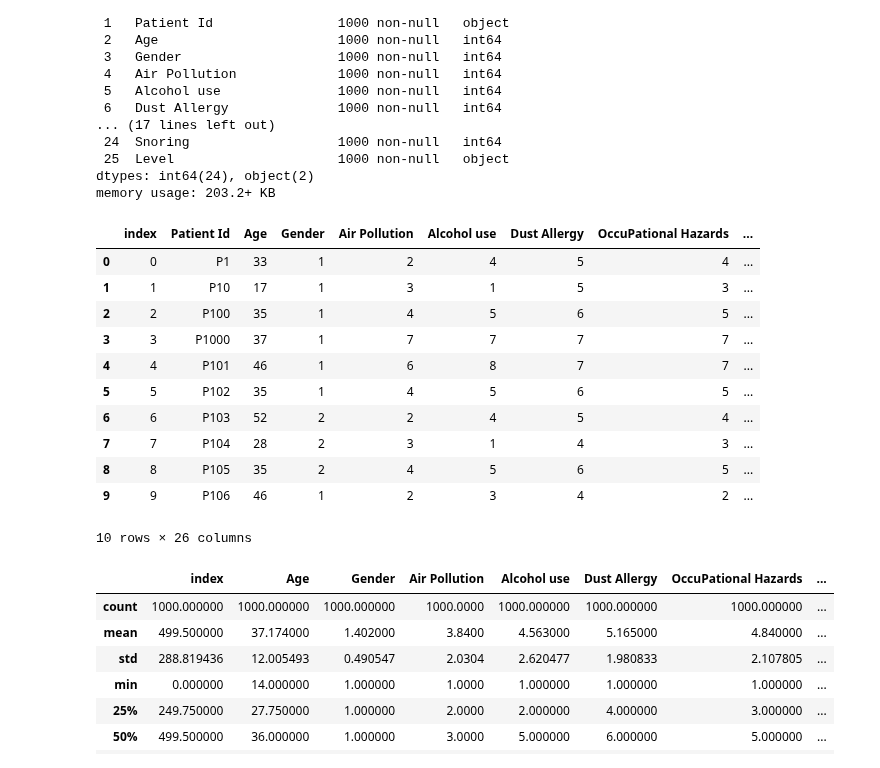
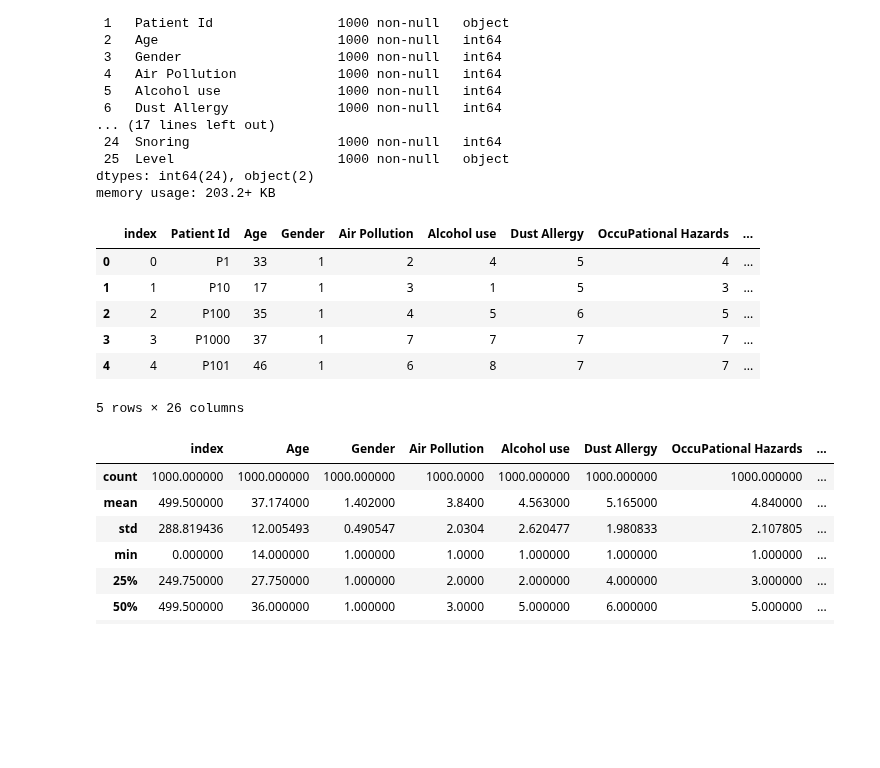
Before and after one commit to yigaai/StoryTelling_with_Data_myTelescope, a Jupyter notebook: lung-cancer-prediction.ipynb, the cells around one changed output. Drawn from its saved outputs; the diff is of its cells as text; code cells hidden in the pictures; blank space fills up the shorter version.

```diff
--- a/lung-cancer-prediction.ipynb
+++ b/lung-cancer-prediction.ipynb
@@ -83,20 +85,15 @@ Data columns (total 26 columns):
 dtypes: int64(24), object(2)
 memory usage: 203.2+ KB
 # %%
-lung_cancer.head(10)
+lung_cancer.head(5)
 # %% [output]
 |  | index | Patient Id | Age | Gender | Air Pollution | Alcohol use | Dust Allergy | OccuPational Hazards | ... |
 | 0 | 0 | P1 | 33 | 1 | 2 | 4 | 5 | 4 | ... |
 | 1 | 1 | P10 | 17 | 1 | 3 | 1 | 5 | 3 | ... |
 | 2 | 2 | P100 | 35 | 1 | 4 | 5 | 6 | 5 | ... |
 | 3 | 3 | P1000 | 37 | 1 | 7 | 7 | 7 | 7 | ... |
 | 4 | 4 | P101 | 46 | 1 | 6 | 8 | 7 | 7 | ... |
-| 5 | 5 | P102 | 35 | 1 | 4 | 5 | 6 | 5 | ... |
-| 6 | 6 | P103 | 52 | 2 | 2 | 4 | 5 | 4 | ... |
-| 7 | 7 | P104 | 28 | 2 | 3 | 1 | 4 | 3 | ... |
-| 8 | 8 | P105 | 35 | 2 | 4 | 5 | 6 | 5 | ... |
-| 9 | 9 | P106 | 46 | 1 | 2 | 3 | 4 | 2 | ... |
-10 rows × 26 columns
+5 rows × 26 columns
 # %%
 lung_cancer.describe()
 # %% [output]
```
Also changed, not shown: parts of 17 cells of this notebook.
